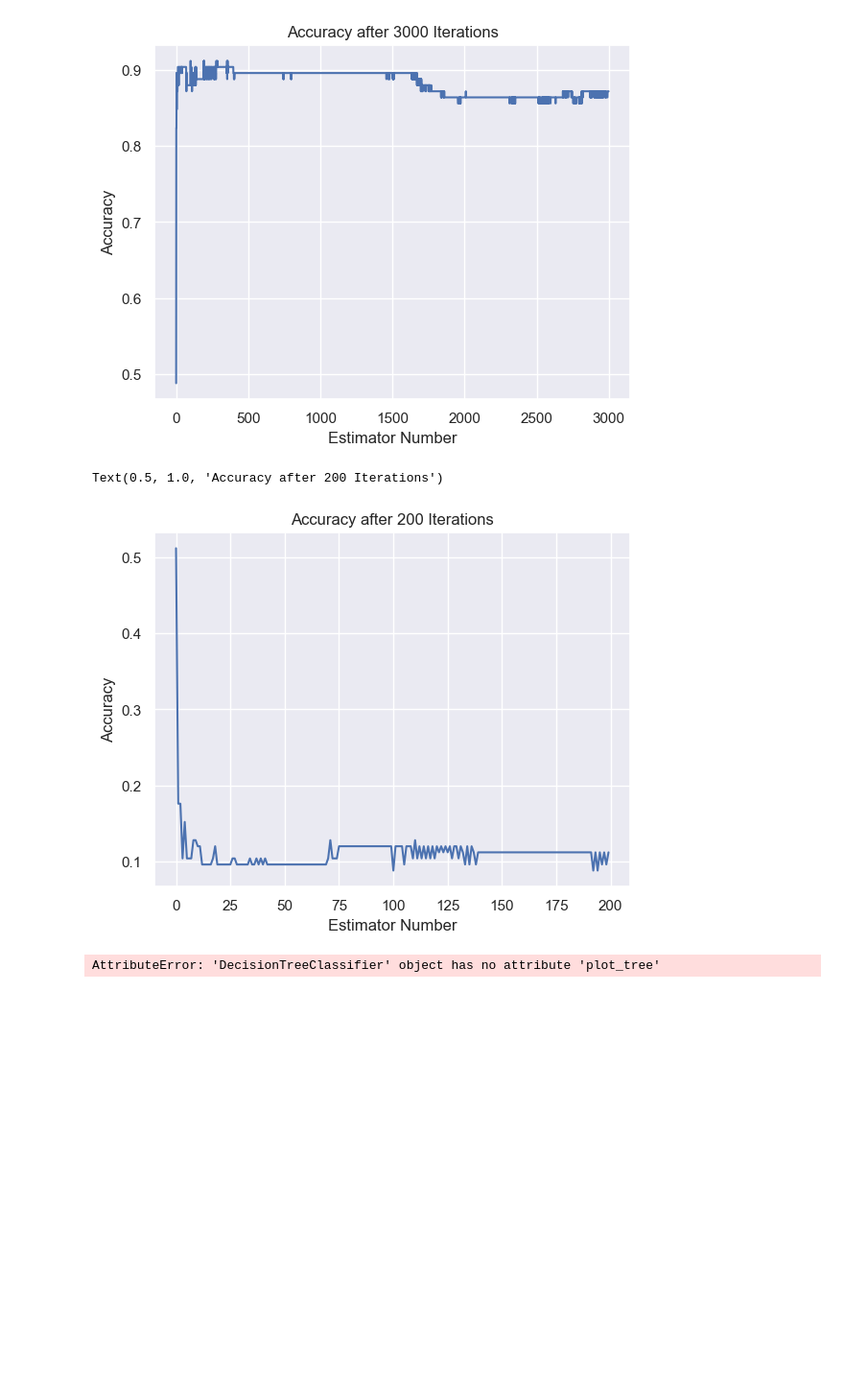
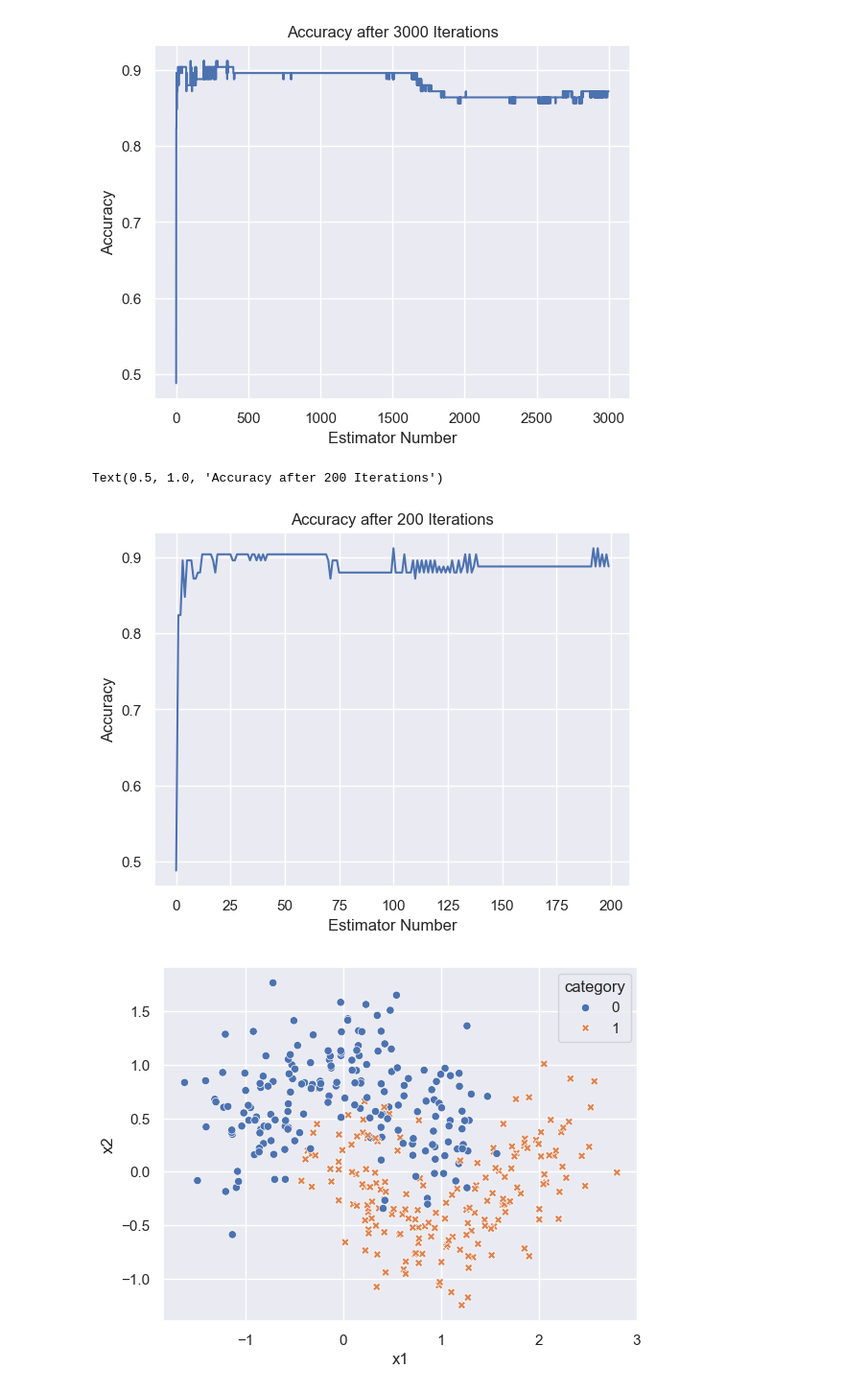
Before and after one commit to bishyboi/IntroToDataScience, a Jupyter notebook: A4/a4.ipynb, the cells around one changed output. Shown at 96% size. Drawn from its saved outputs; the diff is of its cells as text; code cells hidden in the pictures; blank space fills up the shorter version.

```diff
--- a/A4/a4.ipynb
+++ b/A4/a4.ipynb
@@ -382,7 +390,6 @@ Text(0.5, 1.0, 'Accuracy after 3000 Iterations')
 [figure]
 # %%
 x = np.arange(200)
-scores = 1- scores
 
 sns.lineplot(x = x, y = scores[:200])
 plt.xlabel("Estimator Number")
@@ -390,8 +397,10 @@ plt.ylabel("Accuracy")
 plt.title("Accuracy after 200 Iterations")
 # %% [output]
 Text(0.5, 1.0, 'Accuracy after 200 Iterations')
-[figure, old version]
+[figure, new version]
-# %%
-ada.classifiers[0].classifier.plot_tree()
-# %% [output]
-AttributeError: 'DecisionTreeClassifier' object has no attribute 'plot_tree'
+# %%
+sns.scatterplot(data = moon_train, x = "x1", y= "x2", hue = "category", style = "category")
+y_min, y_max = plt.gca().get_ylim()
+x_min, x_max = plt.gca().get_xlim()
+# %% [output]
+[figure, added]
```
Also changed, not shown: parts of 8 cells of this notebook, 2 other files.
